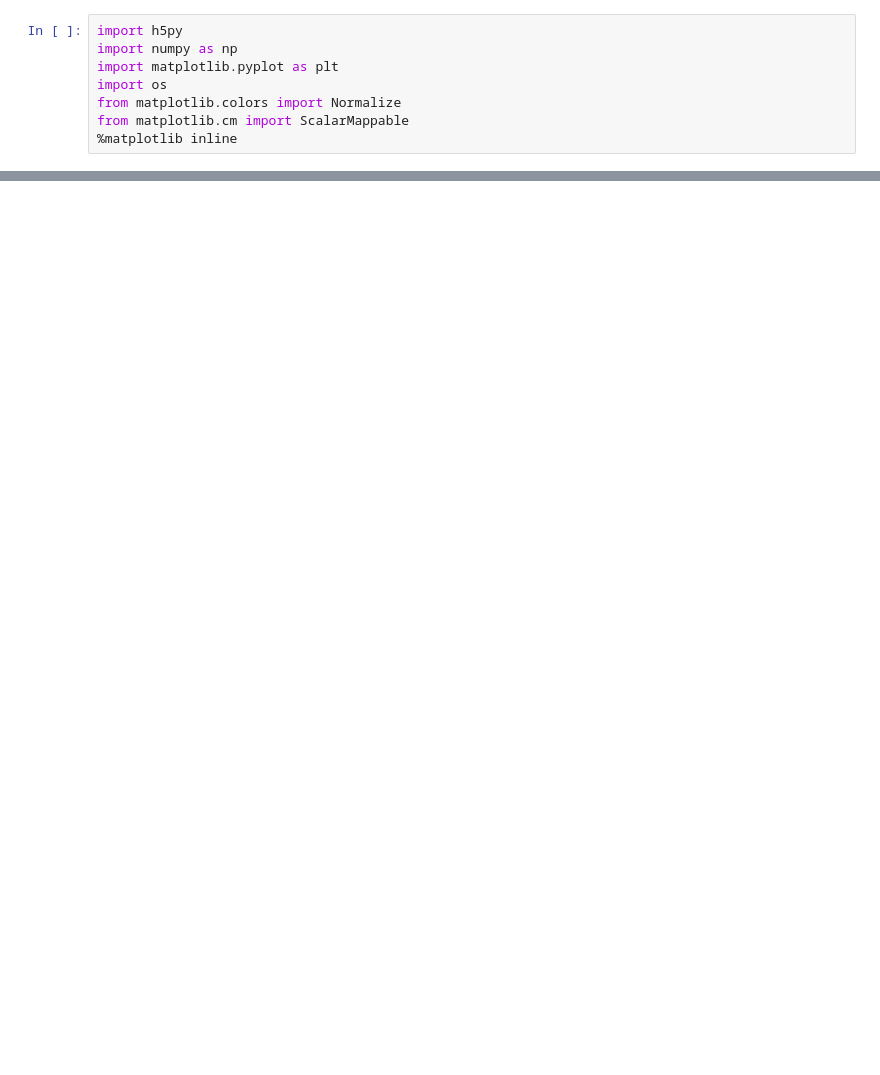
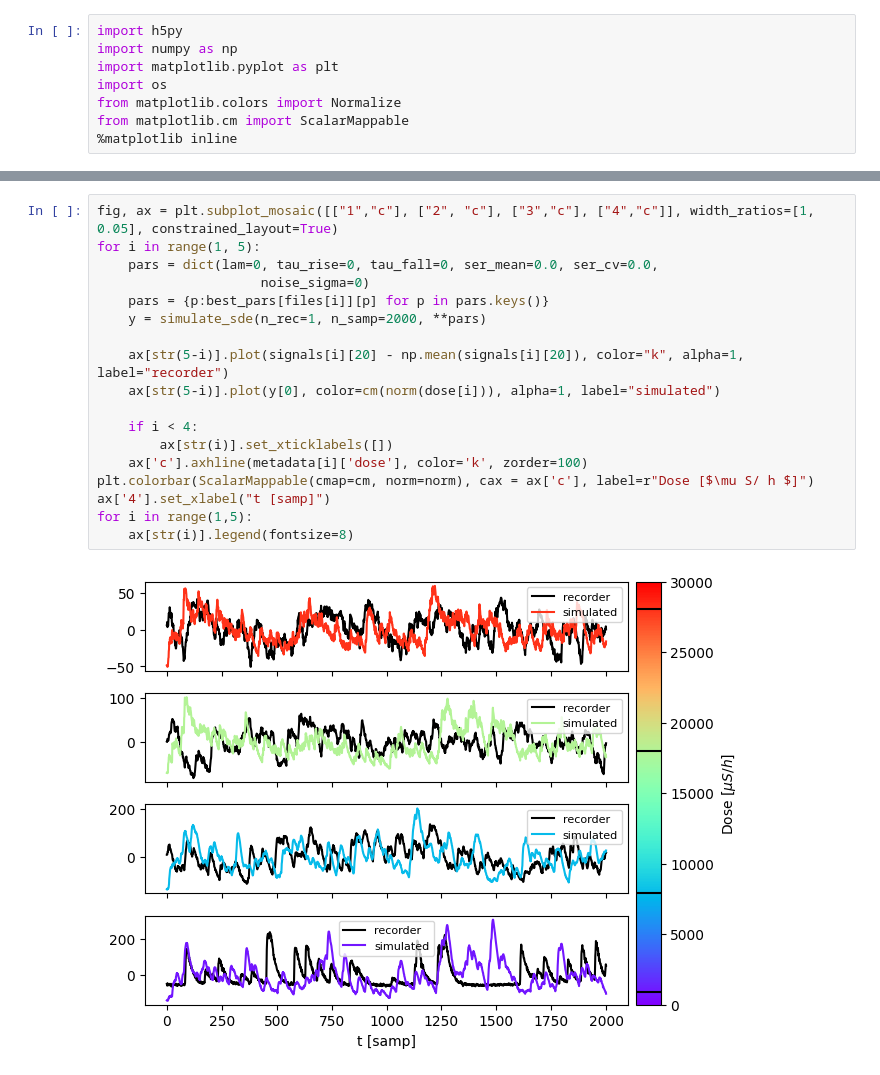
Before and after one commit to djanloo/tests_HRPMT, a Jupyter notebook: analysis.ipynb, the cells around one changed output, grey strips where cells are left out. Drawn from its saved outputs; the diff is of its cells as text; blank space fills up the shorter version.

```diff
--- a/analysis.ipynb
+++ b/analysis.ipynb
@@ -221,0 +107,20 @@ plt.plot(lambdas_samp, a.mean(axis=1))
+# %%
+fig, ax = plt.subplot_mosaic([["1","c"], ["2", "c"], ["3","c"], ["4","c"]], width_ratios=[1, 0.05], constrained_layout=True)
+for i in range(1, 5):
+    pars = dict(lam=0, tau_rise=0, tau_fall=0, ser_mean=0.0, ser_cv=0.0,
+                     noise_sigma=0)
+    pars = {p:best_pars[files[i]][p] for p in pars.keys()}
+    y = simulate_sde(n_rec=1, n_samp=2000, **pars)
+
+    ax[str(5-i)].plot(signals[i][20] - np.mean(signals[i][20]), color="k", alpha=1, label="recorder")
+    ax[str(5-i)].plot(y[0], color=cm(norm(dose[i])), alpha=1, label="simulated")
+
+    if i < 4:
+        ax[str(i)].set_xticklabels([])
+    ax['c'].axhline(metadata[i]['dose'], color='k', zorder=100)
+plt.colorbar(ScalarMappable(cmap=cm, norm=norm), cax = ax['c'], label=r"Dose [$\mu S/ h $]")
+ax['4'].set_xlabel("t [samp]")
+for i in range(1,5):
+    ax[str(i)].legend(fontsize=8)
+# %% [output]
+[figure, added]
```
Also changed, not shown: parts of 15 cells of this notebook, 11 other files.
